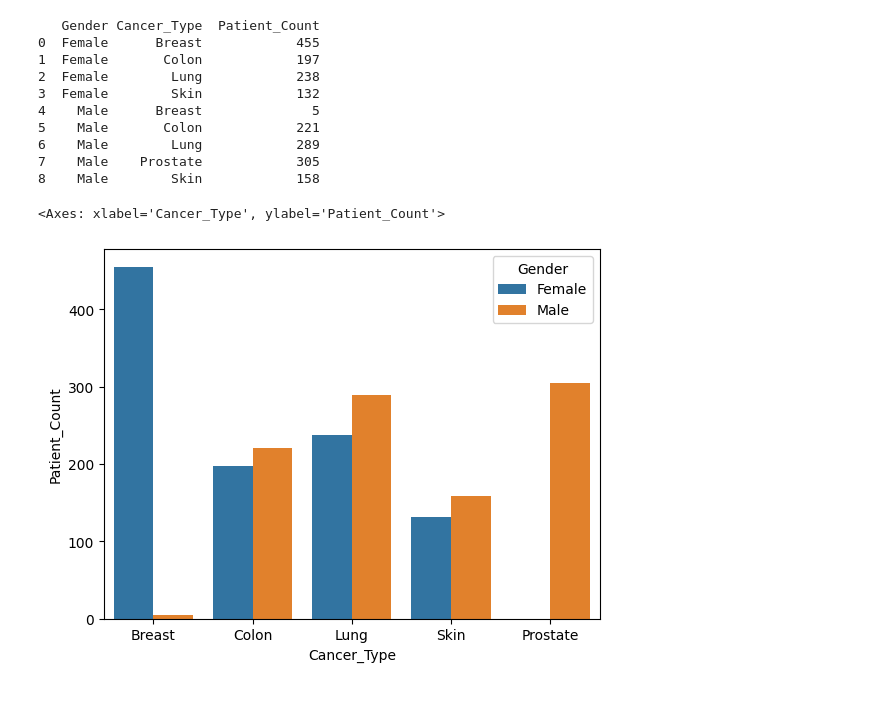
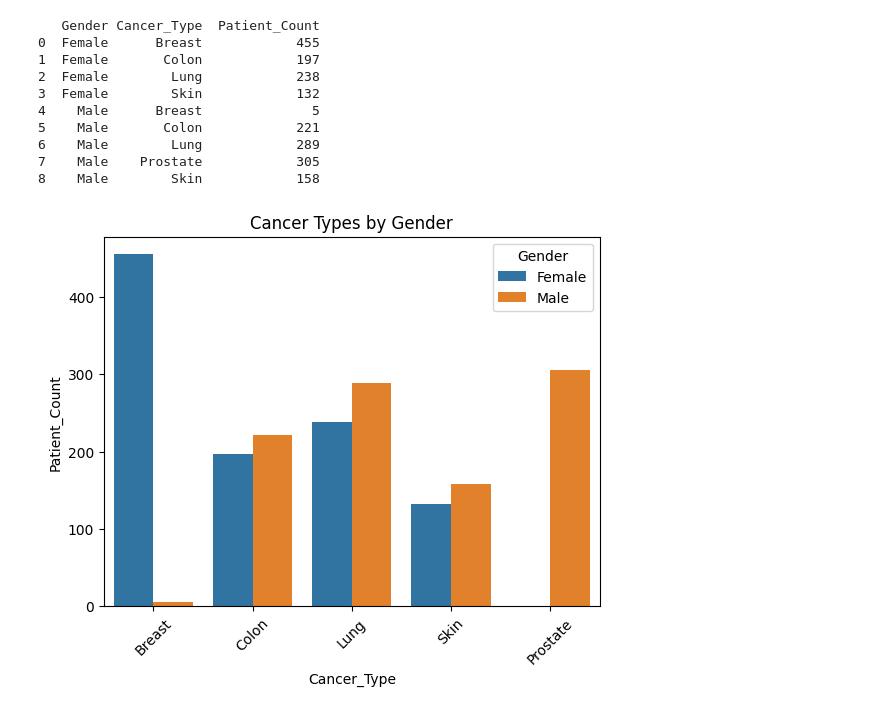
Before and after one commit to RichelCode/Cancer_Risk_Prediction, a Jupyter notebook: notebooks/01_eda.ipynb, the cells around one changed output. Drawn from its saved outputs; the diff is of its cells as text; code cells hidden in the pictures.

```diff
--- a/notebooks/01_eda.ipynb
+++ b/notebooks/01_eda.ipynb
@@ -120,6 +120,8 @@ print(gender_cancer_counts)
 8    Male        Skin            158
 # %%
 sns.barplot(data=gender_cancer_counts,x='Cancer_Type',y='Patient_Count',hue='Gender')
+plt.title('Cancer Types by Gender')
+plt.xticks(rotation=45)
+plt.show()
 # %% [output]
-<Axes: xlabel='Cancer_Type', ylabel='Patient_Count'>
-[figure, old version]
+[figure, new version]
```
Also changed, not shown: parts of 3 cells of this notebook.
